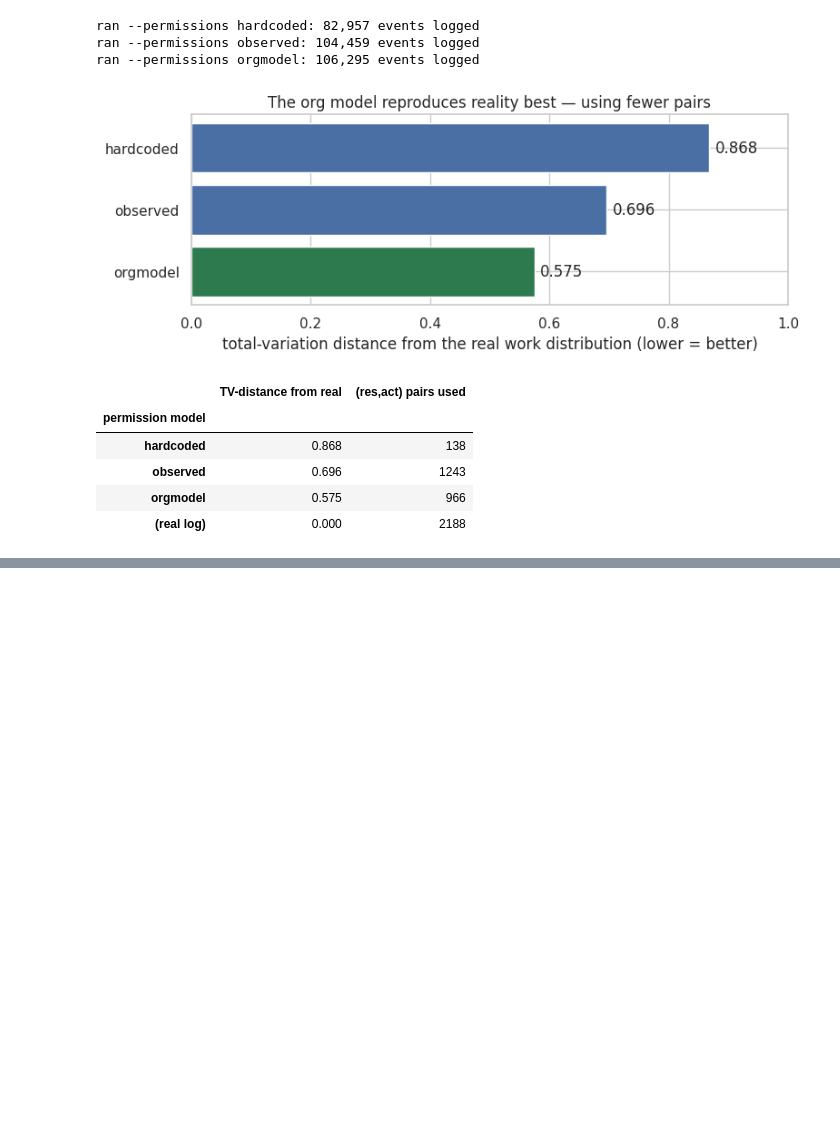
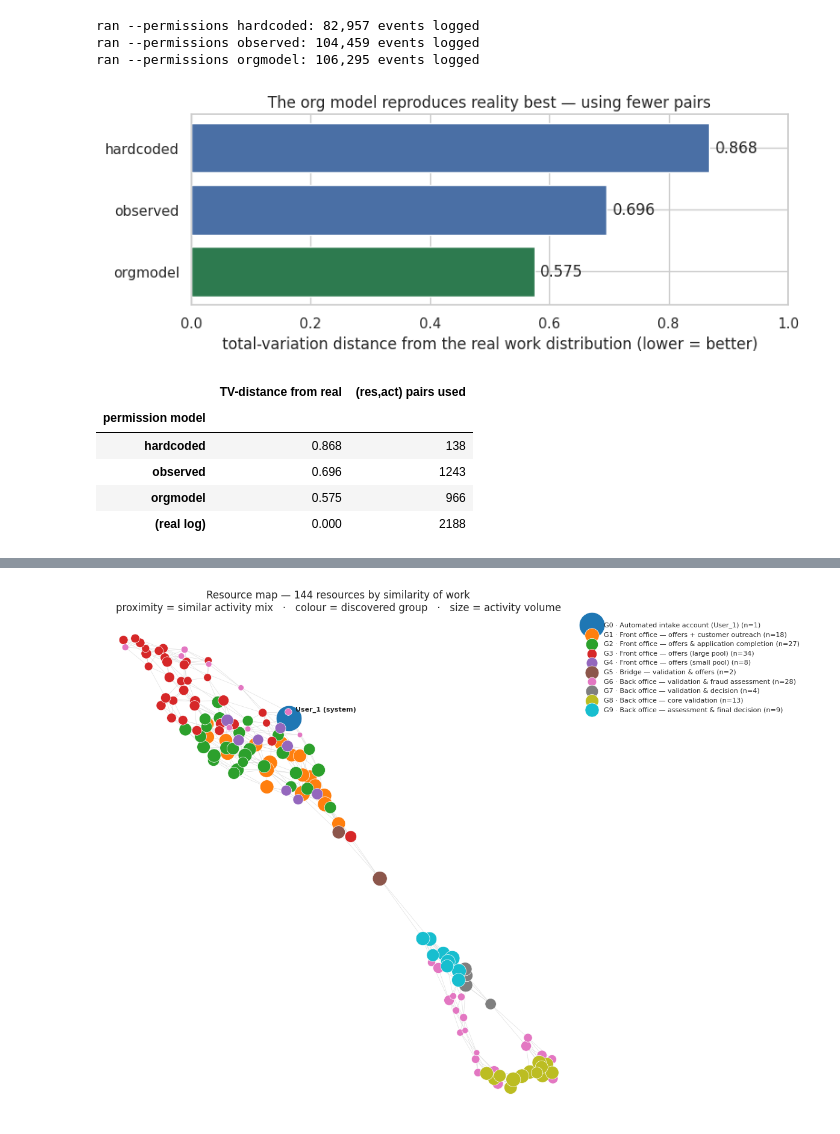
Before and after one commit to ophdn/bpic17-process-mining-group-assignment, a Jupyter notebook: notebooks/02_resource_permissions.ipynb, the cells around one changed output, grey strips where cells are left out. Saved outputs shown, nothing was run; the diff lists cells and outputs as text; code cells hidden in the pictures; blank space fills up the shorter version.

```diff
--- a/notebooks/02_resource_permissions.ipynb
+++ b/notebooks/02_resource_permissions.ipynb
@@ -477,0 +534,53 @@ That is the empirical case for the advanced technique. The basic matrix records
+# %%
+# A force-directed map of the workforce. Each resource is a node; two resources are
+# linked when their *work profiles* are alike, so a spring layout pulls similar
+# resources together and pushes dissimilar ones apart. Colour = discovered group.
+#
+# Profiles are built straight from the log (resource x activity-type, log-scaled) —
+# the activity dimension is what separates the groups (case type and weekday are
+# near-uniform across them, per the table above), so this is the axis to lay out on.
+import networkx as nx
+from sklearn.metrics.pairwise import cosine_similarity
+
+profiles = pd.crosstab(work["org:resource"], work["concept:name"]).apply(np.log1p)
+resources = list(profiles.index)
+grp = np.array([res2grp[r] for r in resources])
+
+S = cosine_similarity(profiles.values)
+np.fill_diagonal(S, 0.0)
+
+# k-nearest-neighbour similarity graph: link each resource to its 5 most-similar peers.
+K = 5
+Gr = nx.Graph()
+Gr.add_nodes_from(range(len(resources)))
+for a in range(len(resources)):
+    for b in np.argsort(S[a])[::-1][:K]:
+        if S[a, b] > 0:
+            Gr.add_edge(a, int(b), weight=float(S[a, b]))
+
+pos = nx.spring_layout(Gr, weight="weight", k=0.4, seed=7, iterations=400)
+
+vol = work["org:resource"].value_counts()
+sz = np.sqrt(np.array([vol.get(r, 1) for r in resources], float))
+sz = 40 + 900 * (sz - sz.min()) / (sz.max() - sz.min())          # node area ~ activity volume
+
+cmap = plt.get_cmap("tab10")
+fig, ax = plt.subplots(figsize=(12, 9))
+for a, b in Gr.edges():                                          # faint similarity edges
+    ax.plot([pos[a][0], pos[b][0]], [pos[a][1], pos[b][1]], color="0.85", lw=0.4, zorder=1)
+for i in range(len(om["groups"])):
+    idx = np.where(grp == i)[0]
+    ax.scatter([pos[j][0] for j in idx], [pos[j][1] for j in idx], s=sz[idx],
+               color=cmap(i % 10), edgecolor="white", lw=0.5, zorder=2,
+               label=f"G{i} · {ROLES[i]} (n={len(idx)})")
+
+u1 = resources.index("User_1")
+ax.annotate("User_1 (system)", pos[u1], fontsize=8, weight="bold",
+            xytext=(8, 8), textcoords="offset points")
+ax.legend(loc="upper left", bbox_to_anchor=(1.01, 1.0), fontsize=8, frameon=False)
+ax.set_title("Resource map — 144 resources by similarity of work\n"
+             "proximity = similar activity mix   ·   colour = discovered group   ·   size = activity volume")
+ax.axis("off")
+plt.tight_layout(); plt.show()
+# %% [output]
+[figure, added]
```
Also changed, not shown: parts of 6 cells of this notebook, 1 other file.
